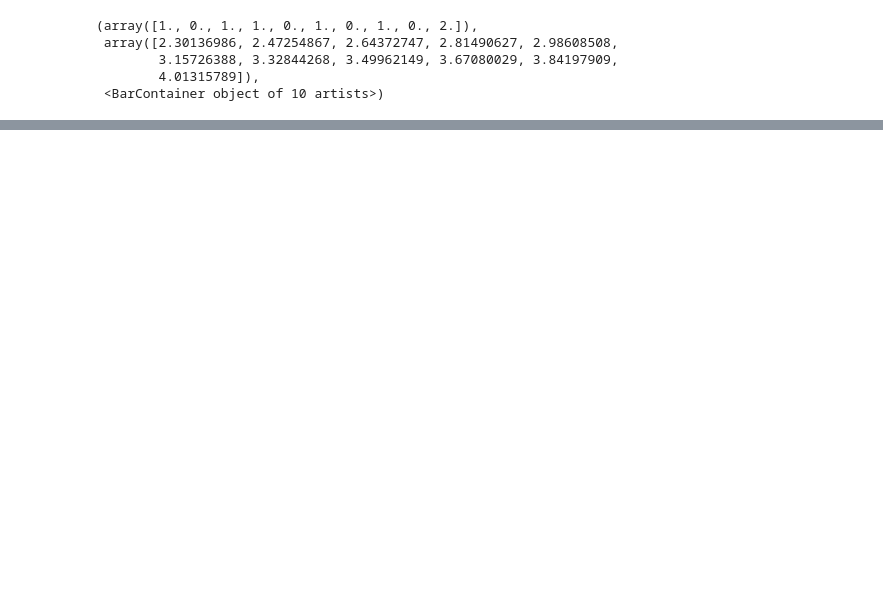
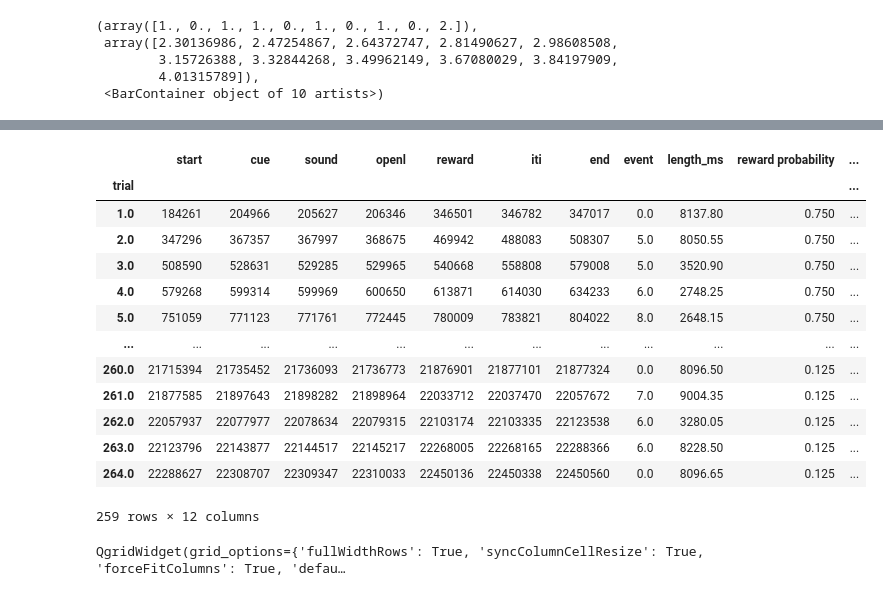
Before and after one commit to maxhoheiser/spikes-ephys, a Jupyter notebook: sessions_eda.ipynb, the cells around one changed output, grey strips where cells are left out. Cells and saved outputs as stored; diff of their text form; code cells hidden in the pictures; blank space fills up the shorter version.

```diff
--- a/sessions_eda.ipynb
+++ b/sessions_eda.ipynb
@@ -718,0 +774,5 @@ plt.hist(ratio)
+# %%
+session = 'JG14_190621'
+folder = mac_folder + r"/" + session
+rows_missing_ttl = [1900,1931,1996,2058,2127]
+deselect_trials = [(0,6),(215,'end')]
@@ -718,0 +889,27 @@ plt.hist(ratio)
+# %%
+
+
+
+# clean up trials data Frame
+# drop NaN from loaded excel
+excel_df.dropna(axis=0, how='all', inplace=True)
+# drop 0 leading rows from loaded excel
+excel_df = excel_df.loc[(excel_df.iloc[:,[1,2,3,4,5,6,7,8]]!=0).sum(axis=1)==8, :]
+# create cleaned up data frame with each trial in one row and times and behavior
+trials_df = excel_df.loc[:]['TTL']
+# set trials ans index and name as trials
+trials_df = trials_df.set_index('trial-num')
+trials_df.index.name = 'trial'
+# rename colums to aprop names
+trials_df = trials_df.rename(columns={'reward':'event','time 1':'start', 'time 2':'cue', 'time 3':'sound','time 4':'openl','time reward':'reward','time inter trial in.':'iti','time inter trial end':'end', 'time dif trial':'length_ms', 'ttl start rel':'rel'})
+# drop all unnecessary colums
+trials_df = trials_df.drop(['dif ttl - excel', 'diff round', 'excel start rel', 'start rel dif', 'TIstarts','IND-CUE_pres_start','SOUND_start', 'resp-time-window_start', 'ITIstarts','ITIends', 'time dif trial round', 'rel'], axis = 1 )
+# drop al rows with only 0
+trials_df = trials_df.drop(trials_df[trials_df['start']==0].index, axis=0)
+# convert times in ms to count 20k per second (*20)
+trials_df.loc[:,'start':'end']*=20
+# convert all time columns to int64
+trials_df = trials_df.astype({'start': int, 'cue': int, 'sound': int, 'openl': int, 'reward': int, 'iti': int, 'end': int})
+# calculate trial length in clicks
+trials_df['length']=trials_df['end']-trials_df['start']
+trials_df['select']=np.full((trials_df.shape[0] ,1), True ,dtype='bool')
@@ -718,0 +933,22 @@ plt.hist(ratio)
+# %%
+trials_df_old = trials_df
+trials_df_old
+# %% [output]
+|  | start | cue | sound | openl | reward | iti | end | event | length_ms | reward probability | ... |
+| trial |  |  |  |  |  |  |  |  |  |  | ... |
+| 1.0 | 184261 | 204966 | 205627 | 206346 | 346501 | 346782 | 347017 | 0.0 | 8137.80 | 0.750 | ... |
+| 2.0 | 347296 | 367357 | 367997 | 368675 | 469942 | 488083 | 508307 | 5.0 | 8050.55 | 0.750 | ... |
+| 3.0 | 508590 | 528631 | 529285 | 529965 | 540668 | 558808 | 579008 | 5.0 | 3520.90 | 0.750 | ... |
+| 4.0 | 579268 | 599314 | 599969 | 600650 | 613871 | 614030 | 634233 | 6.0 | 2748.25 | 0.750 | ... |
+| 5.0 | 751059 | 771123 | 771761 | 772445 | 780009 | 783821 | 804022 | 8.0 | 2648.15 | 0.750 | ... |
+| ... | ... | ... | ... | ... | ... | ... | ... | ... | ... | ... | ... |
+| 260.0 | 21715394 | 21735452 | 21736093 | 21736773 | 21876901 | 21877101 | 21877324 | 0.0 | 8096.50 | 0.125 | ... |
+| 261.0 | 21877585 | 21897643 | 21898282 | 21898964 | 22033712 | 22037470 | 22057672 | 7.0 | 9004.35 | 0.125 | ... |
+| 262.0 | 22057937 | 22077977 | 22078634 | 22079315 | 22103174 | 22103335 | 22123538 | 6.0 | 3280.05 | 0.125 | ... |
+| 263.0 | 22123796 | 22143877 | 22144517 | 22145217 | 22268005 | 22268165 | 22288366 | 6.0 | 8228.50 | 0.125 | ... |
+| 264.0 | 22288627 | 22308707 | 22309347 | 22310033 | 22450136 | 22450338 | 22450560 | 0.0 | 8096.65 | 0.125 | ... |
+259 rows × 12 columns
+# %%
+qgrid.show_grid(combined)
+# %% [output]
+QgridWidget(grid_options={'fullWidthRows': True, 'syncColumnCellResize': True, 'forceFitColumns': True, 'defau…
```
Also changed, not shown: parts of 70 cells of this notebook, 4 other files.
